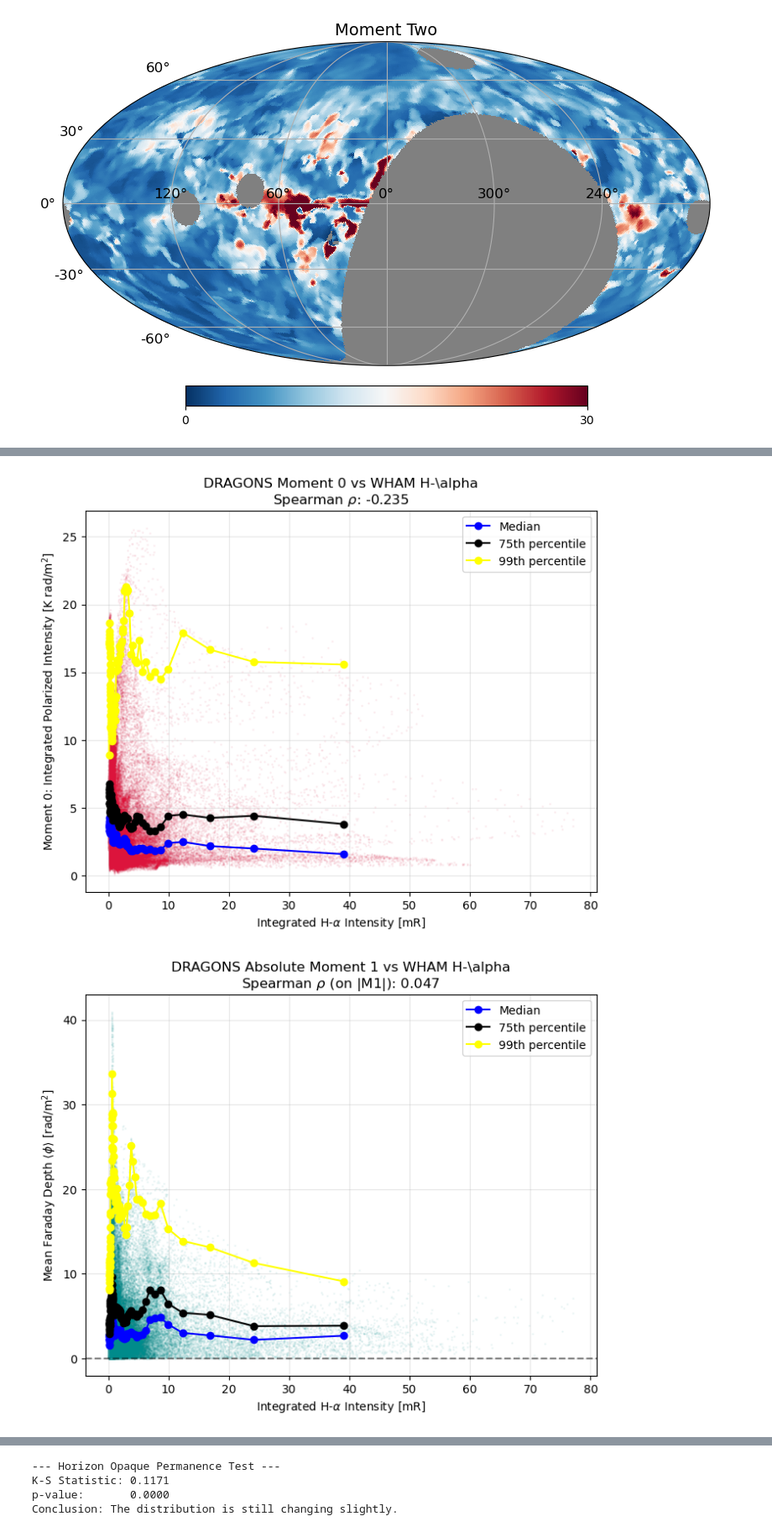
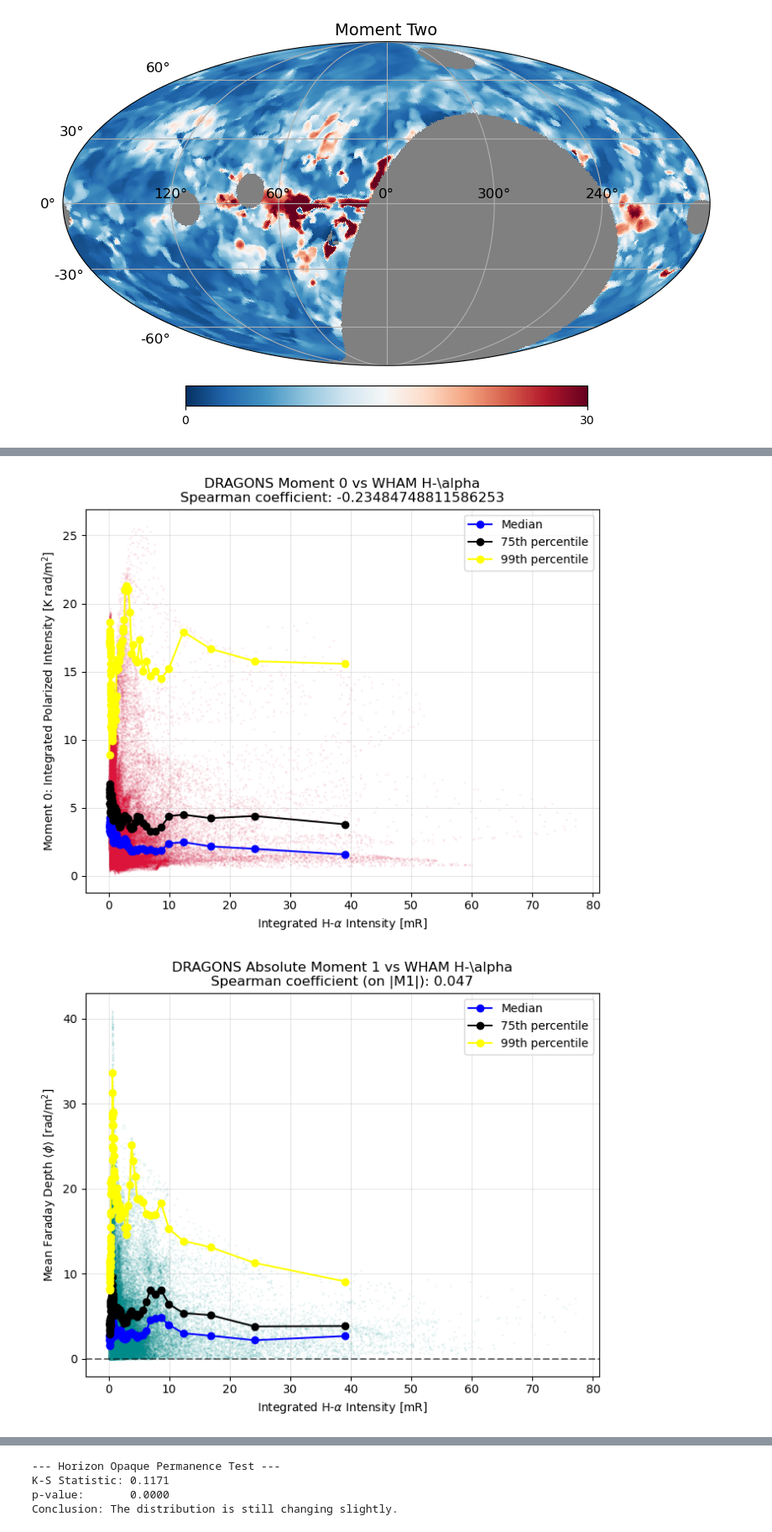
Before and after one commit to jdloading/ResearchSummer26, a Jupyter notebook: notebooks/FaradayDepthvHAlpha.ipynb, the cells around one changed output, grey strips where cells are left out. Shown at 84% size. Drawn from its saved outputs; the diff is of its cells as text; code cells hidden in the pictures.

```diff
--- a/notebooks/FaradayDepthvHAlpha.ipynb
+++ b/notebooks/FaradayDepthvHAlpha.ipynb
@@ -132,11 +132,13 @@ INSTRUME= 'DRAO-15 '
 # %%
 fwhmSmoothRad = np.radians(np.sqrt(3.6**2 - 1.0**2))
 whamSmoothed = hp.smoothing(whamHealpix, fwhm=fwhmSmoothRad)
-
+NpeaksDatRounded = np.round(NpeaksDat).astype(float)
 validMask = ((whamSmoothed != hp.UNSEEN) &
              (NpeaksDat != hp.UNSEEN) &
              (~np.isnan(whamSmoothed)) &
-             (~np.isnan(NpeaksDat))
+             (~np.isnan(NpeaksDat)) &
+             (NpeaksDatRounded >=1)
+
 )
 
 haIntensities = whamSmoothed[validMask]
@@ -763,11 +954,16 @@ projview(
 # %%
 validMaskM0 = (
     (whamSmoothed != hp.UNSEEN) & (MzeroDat != hp.UNSEEN) &
-    (~np.isnan(whamSmoothed)) & (~np.isnan(MzeroDat)) & (MzeroDat != 0.0)
+    (~np.isnan(whamSmoothed)) & (~np.isnan(MzeroDat)) & (MzeroDat != 0.0) & (whamSmoothed <= 100)
+)
+validMask = (
+    (whamSmoothed != hp.UNSEEN) & (MoneDat != hp.UNSEEN) &
+    (~np.isnan(whamSmoothed)) & (~np.isnan(MoneDat)) & (whamSmoothed <=100) &
+    leakmask
 )
 validMaskM2 = (
     (whamSmoothed != hp.UNSEEN) & (MtwoDat != hp.UNSEEN) &
-    (~np.isnan(whamSmoothed)) & (~np.isnan(MtwoDat)) & (MtwoDat != 0.0)
+    (~np.isnan(whamSmoothed)) & (~np.isnan(MtwoDat)) & (MtwoDat != 0.0) & (whamSmoothed <= 100)
 )
 
 haBins = np.percentile(cleanHa, np.linspace(0, 100, 100))
@@ -796,6 +992,7 @@ print(f"M0 rho: {M0rho} | M0 pVal: {M0pVal}")
 print(f"M1 rho: {M1rho} | M1 pVal: {M1pVal}")
 print(f"M2 rho:  {M2rho} | M2 pVal: {M2pVal}")
 
+
 binnedM0Medians =[]
 binnedM0UpperLim =[]
 binnedM0UpperQuantile =[]
@@ -810,6 +1007,8 @@ for i in range(len(haBins)-1):
         # Track the 75th percentile to mathematically map the collapsing "ceiling" of the wedge
         binnedM0UpperQuantile.append(np.percentile(m0InBin, 75))
         binnedM0UpperLim.append(np.percentile(m0InBin, 99))
+
+
 binnedM1Medians =[]
 binnedM1UpperQuantile = []
 binnedM1UpperLim =[]
@@ -824,6 +1023,8 @@ for i in range(len(haBins)-1):
         # Track the 75th percentile to mathematically map the collapsing "ceiling" of the wedge
         binnedM1UpperQuantile.append(np.percentile(m1InBin, 75))
         binnedM1UpperLim.append(np.percentile(m1InBin, 99))
+
+
 binnedM2Medians =[]
 binnedM2UpperQuantile = []
 binnedM2UpperLim =[]
@@ -851,9 +1052,10 @@ plt.plot(binnedHaM0Centers, binnedM0UpperQuantile, 'o-', color = 'black', label
 plt.plot(binnedHaM0Centers, binnedM0UpperLim, 'o-', color = 'yellow', label = '99th percentile')
 plt.xlabel(r"Integrated H-$\alpha$ Intensity [mR]")
 plt.ylabel("Moment 0: Integrated Polarized Intensity [K rad/m$^2$]")
-plt.title(f"DRAGONS Moment 0 vs WHAM H-\\alpha\nSpearman $\\rho$: {statsM0.statistic:.3f}")
+plt.title(f"DRAGONS Moment 0 vs WHAM H-\\alpha\nSpearman coefficient: {statsM0.statistic}")
 plt.grid(True, alpha=0.3)
 plt.legend()
+plt.savefig('FD_mom_zero_vs_Halpha.png', dpi=300, bbox_inches='tight')
 plt.show()
 
 
@@ -865,9 +1067,10 @@ plt.plot(binnedHaM1Centers, binnedM1UpperQuantile, 'o-', color = 'black', label
 plt.plot(binnedHaM1Centers, binnedM1UpperLim, 'o-', color = 'yellow', label = '99th percentile')
 plt.xlabel(r"Integrated H-$\alpha$ Intensity [mR]")
 plt.ylabel(r"Mean Faraday Depth $\langle\phi\rangle$ [rad/m$^2$]")
-plt.title(f"DRAGONS Absolute Moment 1 vs WHAM H-\\alpha\nSpearman $\\rho$ (on |M1|): {rhoValue:.3f}")
+plt.title(f"DRAGONS Absolute Moment 1 vs WHAM H-\\alpha\nSpearman coefficient (on |M1|): {rhoValue:.3f}")
 plt.grid(True, alpha=0.3)
 plt.legend()
+plt.savefig('FD_mom_one_vs_Halpha.png', dpi=300, bbox_inches='tight')
 plt.show()
 
 
@@ -877,10 +1080,11 @@ plt.plot(binnedHaM2Centers, binnedM2Medians, 'o-', color = 'blue', label = 'Medi
 plt.plot(binnedHaM2Centers, binnedM2UpperQuantile, 'o-', color = 'black', label = ' 75th percentile')
 plt.plot(binnedHaM2Centers, binnedM2UpperLim, 'o-', color = 'yellow', label = '99th percentile')
 plt.xlabel(r"Integrated H-$\alpha$ Intensity [mR]")
-plt.ylabel("Moment 2: Faraday Depth Dispersion $\sigma_\phi$ [rad/m$^2$]")
-plt.title(f"DRAGONS Moment 2 vs WHAM H-\\alpha\nSpearman $\\rho$: {statsM2.statistic:.3f}")
+plt.ylabel(r"Moment 2: Faraday Depth Dispersion $\sigma_\phi$ [rad/m$^2$]")
+plt.title(f"DRAGONS Moment 2 vs WHAM H-alpha\nSpearman coefficient {statsM2.statistic:.3f}")
 plt.grid(True, alpha=0.3)
 plt.legend()
+plt.savefig('FD_mom_two_vs_Halpha.png', dpi=300, bbox_inches='tight')
 plt.show()
 # %% [output]
 M0 rho: -0.23484748811586253 | M0 pVal: 0.0
@@ -888,3 +1092,3 @@ M1 rho: -0.06986072339597181 | M1 pVal: 2.0180754241879245e-139
 M2 rho:  0.30684390862181626 | M2 pVal: 0.0
-[figure, old version]
+[figure, new version]
-[figure, old version]
+[figure, new version]
```
Also changed, not shown: parts of 33 cells of this notebook, 4 other files.
